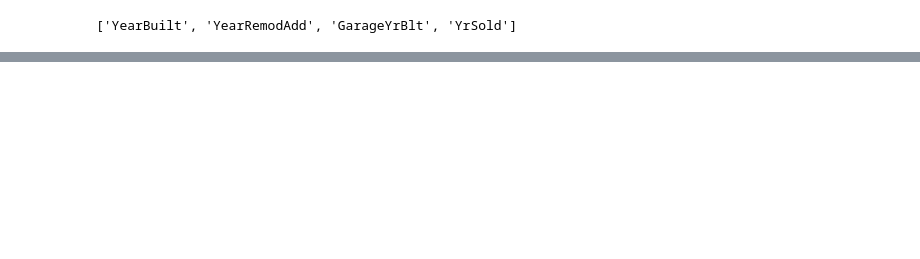
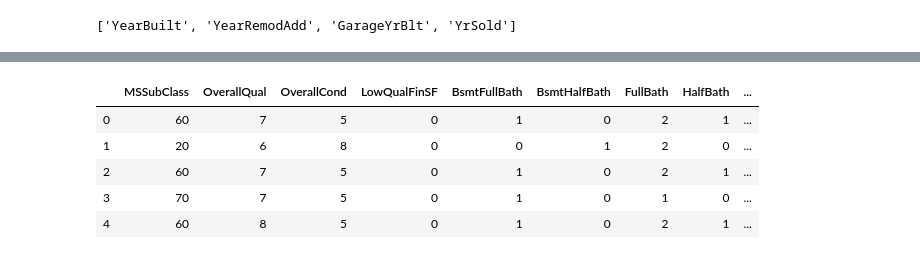
Before and after one commit to ashish7406/DataScienceRepo, a Jupyter notebook: HousingPrices/DataExploration.ipynb, the cells around one changed output, grey strips where cells are left out. Cells and saved outputs as stored; diff of their text form; code cells hidden in the pictures; blank space fills up the shorter version.

```diff
--- a/HousingPrices/DataExploration.ipynb
+++ b/HousingPrices/DataExploration.ipynb
@@ -174,0 +260,9 @@ year_feature
+# %%
+dataset[discrete_feature].head()
+# %% [output]
+|  | MSSubClass | OverallQual | OverallCond | LowQualFinSF | BsmtFullBath | BsmtHalfBath | FullBath | HalfBath | ... |
+| 0 | 60 | 7 | 5 | 0 | 1 | 0 | 2 | 1 | ... |
+| 1 | 20 | 6 | 8 | 0 | 0 | 1 | 2 | 0 | ... |
+| 2 | 60 | 7 | 5 | 0 | 1 | 0 | 2 | 1 | ... |
+| 3 | 70 | 7 | 5 | 0 | 1 | 0 | 1 | 0 | ... |
+| 4 | 60 | 8 | 5 | 0 | 1 | 0 | 2 | 1 | ... |
```
Also changed, not shown: parts of 27 cells of this notebook.
